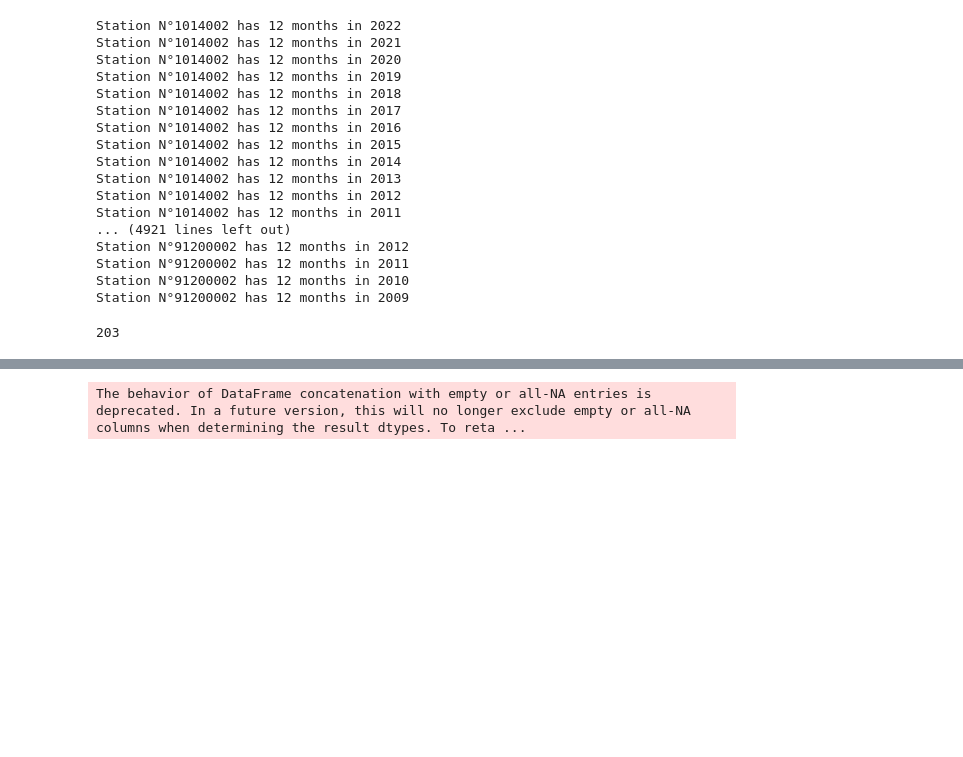
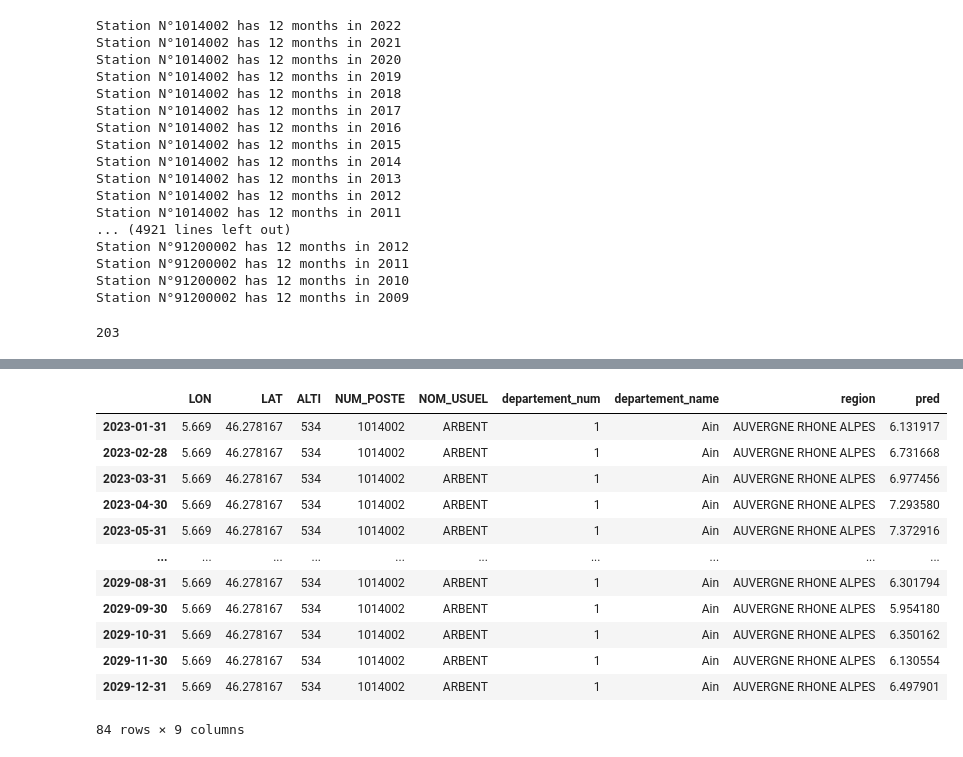
Before and after one commit to tristanGIANDO/jedha_final_project, a Jupyter notebook: jedha_final_project/modeles/modele_final.ipynb, the cells around one changed output, grey strips where cells are left out. Saved outputs shown, nothing was run; the diff lists cells and outputs as text; code cells hidden in the pictures; blank space fills up the shorter version.

Commit message:
retouche + pred 2023-2029

```diff
--- a/jedha_final_project/modeles/modele_final.ipynb
+++ b/jedha_final_project/modeles/modele_final.ipynb
@@ -112,12 +112,11 @@ df_recent = df_recent.drop(to_drop,axis=1)
 def clean_continuity(dataframe):
 
     """
-    INPUT = un dataframe, le nom de sa variable date
+    INPUT = un dataframe
     --> parcours la série d'année en année en commençant par la plus récente
     --> si année en cours < 12 mois, drop l'année et toutes les années antérieures
-    --> si "trou" entre année en cours et année suivante, drop N-1 et toutes les années antérieures
+    --> si "trou" entre année en cours N et année suivante, drop N-1 et toutes les années antérieures
     --> transforme en série temporelle à frequence mensuelle
-
     OUTPUT = série temporelle clean
     """
 
@@ -176,7 +175,7 @@ def get_wind_forecast(time, data):
 
     --> prédit la force du vent à horizon "time"
 
-    OUTPUT =  le df de test, les prédictions, la MAE et la MAPE
+    OUTPUT =  le df initial en série temporelle + ajout d'une colonne "prédictions"
     """
 
     print(f"\nForecast à horizon {time} ans...")
@@ -192,6 +191,7 @@ def get_wind_forecast(time, data):
     end_pred = start_pred + pd.DateOffset(years=time) - pd.DateOffset(months=1)
     index_pred = pd.date_range(start=start_pred, end=end_pred, freq="ME")
 
+    # les var exog sont constantes, le .max récupère juste la donnée
     var_exog_pred = pd.DataFrame({
     "LON": var_exog_train["LON"].max(),
     "LAT": var_exog_train["LAT"].max(),
@@ -199,7 +199,7 @@ def get_wind_forecast(time, data):
     }, index=index_pred)
 
     # training
-    model = SARIMAX(y_train, exog=var_exog_train, order=(1, 1, 2), seasonal_order=(2, 1, 2, 12), enforce_stationarity=False)
+    model = SARIMAX(y_train, exog=var_exog_train, order=(1, 1, 1), seasonal_order=(1, 1, 2, 12), enforce_stationarity=False)
     sarima_model = model.fit(maxiter=1000)
 
     # prédictions
@@ -208,9 +208,11 @@ def get_wind_forecast(time, data):
 
     # rendu
     df_pred = var_exog_pred
-    remain_col = [col for col in data.columns if col not in to_keep]
+    useless_col = ["vent_speed_inst_moy_mensu","Month","Year","LON","LAT","ALTI"] # LON,LAT,ALTI déja dans var_exog_pred, donc dans df_pred à ce stade
+    remain_col = [col for col in data.columns if col not in useless_col]
     for col in remain_col:
         df_pred[col] = data[col].max()
+    df_pred["pred"] = predicted_values
 
     print("...Terminé.")
     return df_pred
@@ -376,3 +273,19 @@ KeyboardInterrupt:
+# %%
+dict_stations[stations[0]]
+# %% [output]
+|  | LON | LAT | ALTI | NUM_POSTE | NOM_USUEL | departement_num | departement_name | region | pred |
+| 2023-01-31 | 5.669 | 46.278167 | 534 | 1014002 | ARBENT | 1 | Ain | AUVERGNE RHONE ALPES | 6.131917 |
+| 2023-02-28 | 5.669 | 46.278167 | 534 | 1014002 | ARBENT | 1 | Ain | AUVERGNE RHONE ALPES | 6.731668 |
+| 2023-03-31 | 5.669 | 46.278167 | 534 | 1014002 | ARBENT | 1 | Ain | AUVERGNE RHONE ALPES | 6.977456 |
+| 2023-04-30 | 5.669 | 46.278167 | 534 | 1014002 | ARBENT | 1 | Ain | AUVERGNE RHONE ALPES | 7.293580 |
+| 2023-05-31 | 5.669 | 46.278167 | 534 | 1014002 | ARBENT | 1 | Ain | AUVERGNE RHONE ALPES | 7.372916 |
+| ... | ... | ... | ... | ... | ... | ... | ... | ... | ... |
+| 2029-08-31 | 5.669 | 46.278167 | 534 | 1014002 | ARBENT | 1 | Ain | AUVERGNE RHONE ALPES | 6.301794 |
+| 2029-09-30 | 5.669 | 46.278167 | 534 | 1014002 | ARBENT | 1 | Ain | AUVERGNE RHONE ALPES | 5.954180 |
+| 2029-10-31 | 5.669 | 46.278167 | 534 | 1014002 | ARBENT | 1 | Ain | AUVERGNE RHONE ALPES | 6.350162 |
+| 2029-11-30 | 5.669 | 46.278167 | 534 | 1014002 | ARBENT | 1 | Ain | AUVERGNE RHONE ALPES | 6.130554 |
+| 2029-12-31 | 5.669 | 46.278167 | 534 | 1014002 | ARBENT | 1 | Ain | AUVERGNE RHONE ALPES | 6.497901 |
+84 rows × 9 columns
 # %%
 df_stat = dict_stations[stations[0]].reset_index()
 # %%
@@ -380,7 +293,5 @@ df_pred_total = pd.DataFrame(columns=df_stat.columns)
 for key,value in dict_stations.items():
     df_stat = value.reset_index()
     df_pred_total = pd.concat([df_pred_total,df_stat], ignore_index=True)
-# %% [output]
-The behavior of DataFrame concatenation with empty or all-NA entries is deprecated. In a future version, this will no longer exclude empty or all-NA columns when determining the result dtypes. To reta ...
 # %%
 df_pred_total
```
Also changed, not shown: parts of 2 cells of this notebook, 1 other file.
